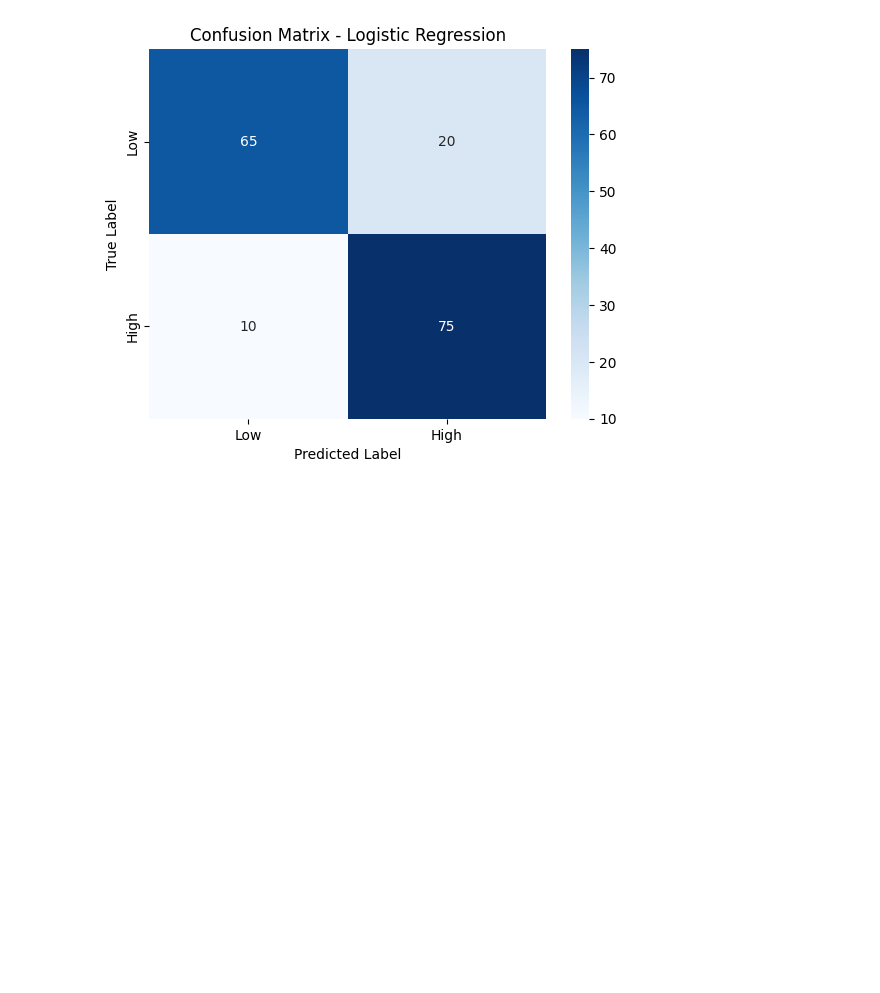
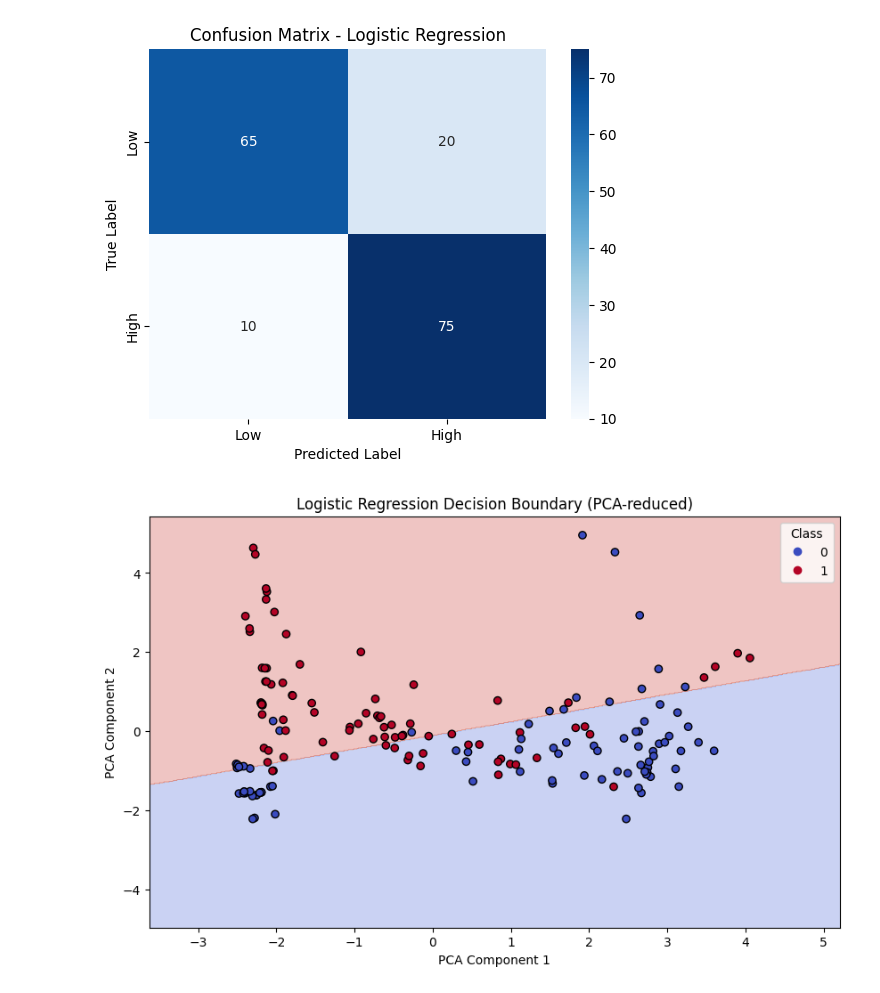
Before and after one commit to Sangram-More/ML-Project, a Jupyter notebook: Jupyter Lab Analysis/Resression.ipynb, the cells around one changed output. Saved outputs shown, nothing was run; the diff lists cells and outputs as text; code cells hidden in the pictures; blank space fills up the shorter version.

Commit message:
Added Regression Tab

```diff
--- a/Jupyter Lab Analysis/Resression.ipynb
+++ b/Jupyter Lab Analysis/Resression.ipynb
@@ -63,3 +65,27 @@ plt.title('Confusion Matrix - Logistic Regression')
 plt.show()
 # %% [output]
 [figure]
+# %%
+pca = PCA(n_components=2)
+X_train_pca = pca.fit_transform(X_train_scaled)
+X_test_pca = pca.transform(X_test_scaled)
+logreg_pca = LogisticRegression()
+logreg_pca.fit(X_train_pca, y_train)
+
+x_min, x_max = X_train_pca[:, 0].min() - 1, X_train_pca[:, 0].max() + 1
+y_min, y_max = X_train_pca[:, 1].min() - 1, X_train_pca[:, 1].max() + 1
+xx, yy = np.meshgrid(np.linspace(x_min, x_max, 500),
+                     np.linspace(y_min, y_max, 500))
+Z = logreg_pca.predict(np.c_[xx.ravel(), yy.ravel()])
+Z = Z.reshape(xx.shape)
+
+plt.figure(figsize=(10, 6))
+plt.contourf(xx, yy, Z, alpha=0.3, cmap='coolwarm')
+scatter = plt.scatter(X_test_pca[:, 0], X_test_pca[:, 1], c=y_test, cmap='coolwarm', edgecolors='k')
+plt.xlabel("PCA Component 1")
+plt.ylabel("PCA Component 2")
+plt.title("Logistic Regression Decision Boundary (PCA-reduced)")
+plt.legend(*scatter.legend_elements(), title="Class")
+plt.show()
+# %% [output]
+[figure, added]
```
Also changed, not shown: parts of 1 cell of this notebook, 2 other files.
